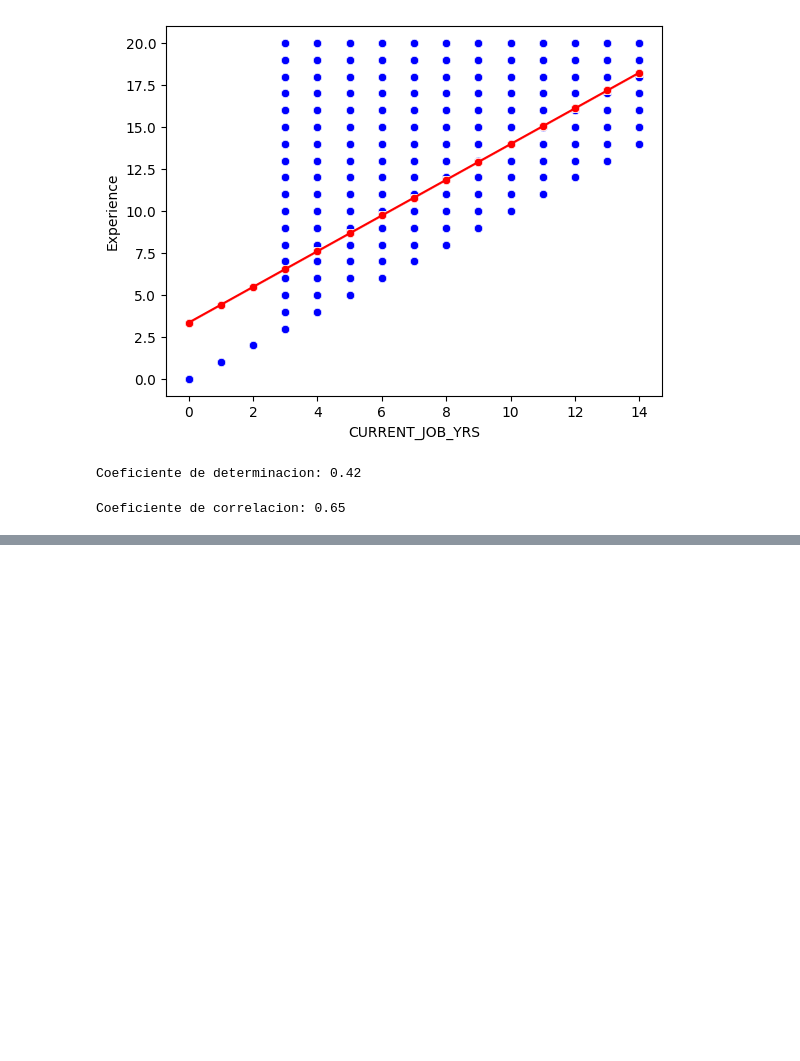
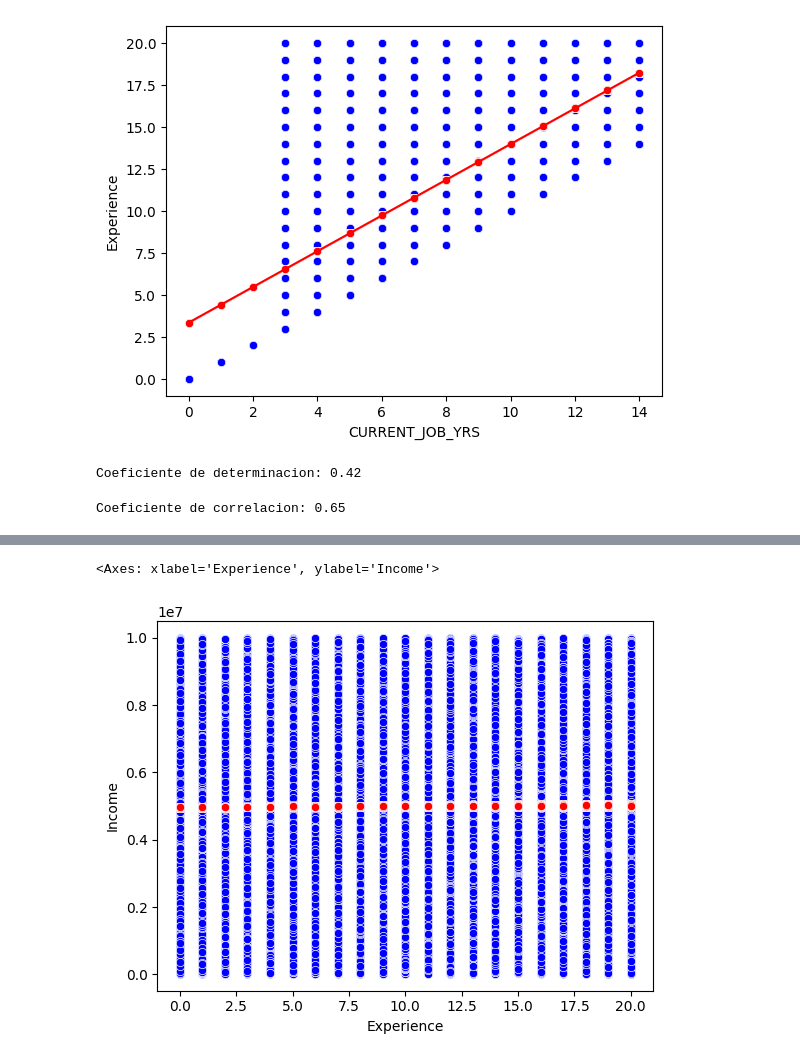
Before and after one commit to JIsraP/Actividad6_RegresionLinealMultipleyNoLineal, a Jupyter notebook: Act6.1.ipynb, the cells around one changed output, grey strips where cells are left out. Drawn from its saved outputs; the diff is of its cells as text; code cells hidden in the pictures; blank space fills up the shorter version.

Commit message:
Regresion lineal multiple

```diff
--- a/Act6.1.ipynb
+++ b/Act6.1.ipynb
@@ -582,0 +591,6 @@ Coeficiente de correlacion: 0.65
+# %%
+#Se define model como la función de regresión lineal
+modelIncome= LinearRegression()
+# %%
+#Ajustamos el modelo con las variables antes declaradas
+modelIncome.fit(X=Vars_IndepIncome, y=Var_DepIncome)
@@ -582,0 +619,4 @@ Coeficiente de correlacion: 0.65
+# %%
+#Predecimos los valores de total de accidentes a partir de las variables: "alcohol", "speeding" y "no_previous"
+y_predIncome= modelIncome.predict(X=dataCuantitativas[['Experience', 'Age', 'CURRENT_JOB_YRS', 'CURRENT_HOUSE_YRS']])
+y_predIncome
@@ -582,0 +626,4 @@ Coeficiente de correlacion: 0.65
+# %%
+#Insertamos la columna de predicciones en el DataFrame
+dataCuantitativas.insert(0, 'PrediccionesRMIncome', y_predIncome)
+dataCuantitativas
@@ -582,0 +645,8 @@ Coeficiente de correlacion: 0.65
+# %%
+#Visualizamos la gráfica comparativa entre el total real y el total predecido
+
+sns.scatterplot(x='Experience', y='Income', color="blue", data=dataCuantitativas)
+sns.scatterplot(x='Experience', y='PrediccionesRMIncome', color="red", data=dataCuantitativas)
+# %% [output]
+<Axes: xlabel='Experience', ylabel='Income'>
+[figure, added]
```
Also changed, not shown: parts of 71 cells of this notebook.
